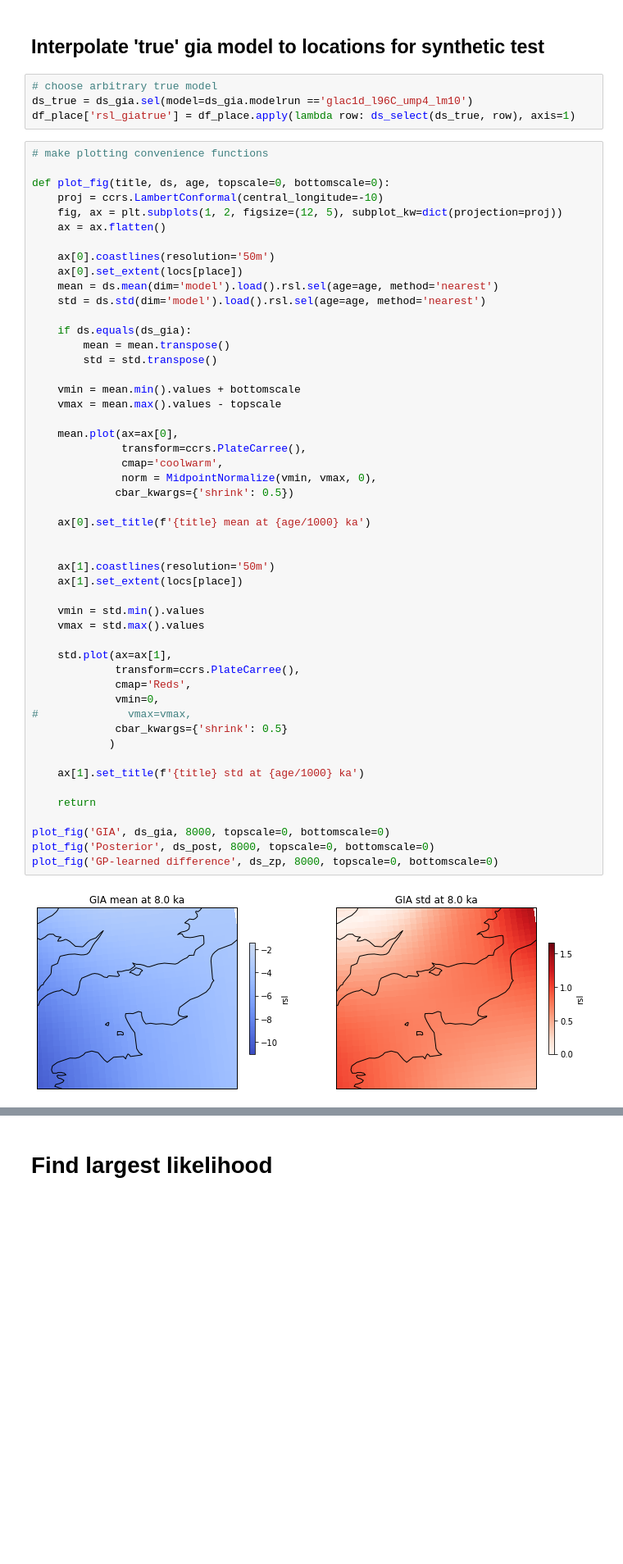
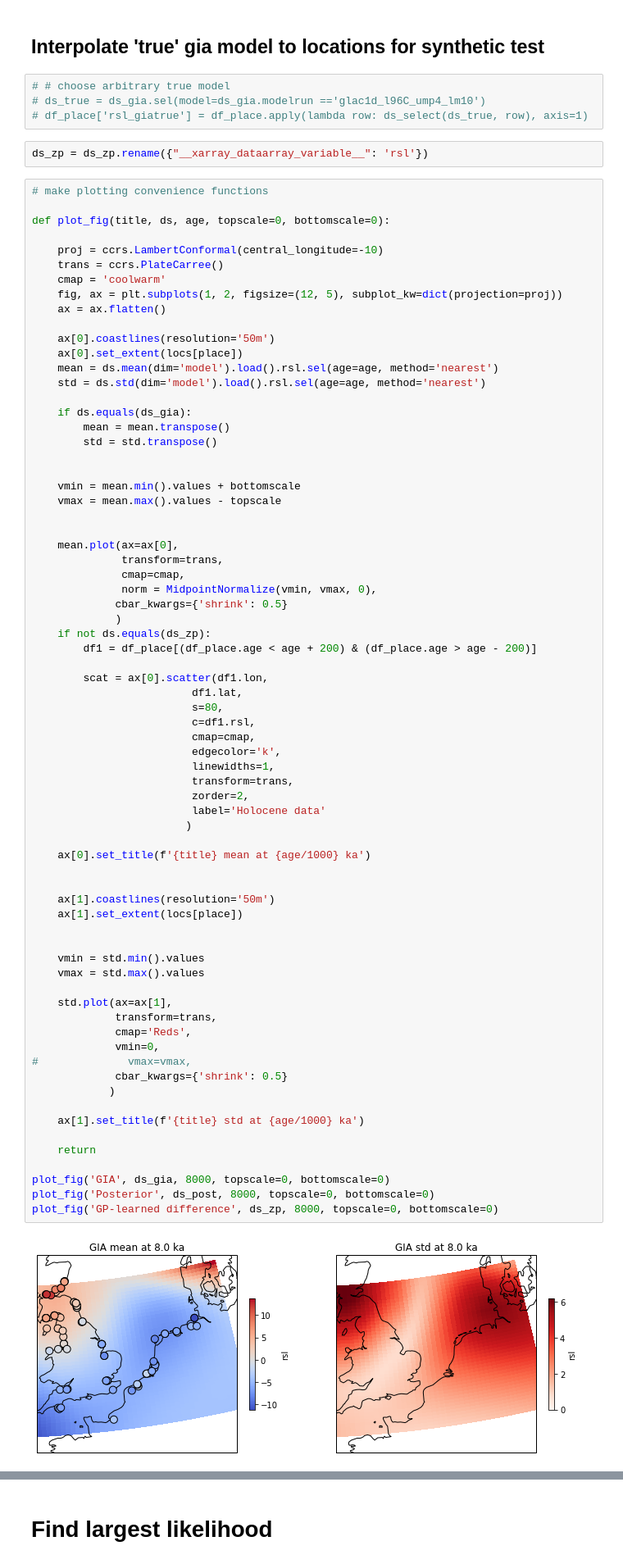
Before and after one commit to rcameronc/EU_LIG, a Jupyter notebook: rcc_notebooks/eu_lig_rccnotebook1_052020.ipynb, the cells around one changed output, grey strips where cells are left out. Shown: that part at 82% size. Saved outputs shown, nothing was run; the diff lists cells and outputs as text; blank space fills up the shorter version.

```diff
--- a/rcc_notebooks/eu_lig_rccnotebook1_052020.ipynb
+++ b/rcc_notebooks/eu_lig_rccnotebook1_052020.ipynb
@@ -327,14 +351,19 @@ df_mets = pd.concat((pd.read_csv(f) for f in metric_files), ignore_index=True)
 # %% [markdown]
 ## Interpolate 'true' gia model to locations for synthetic test
 # %%
-# choose arbitrary true model
-ds_true = ds_gia.sel(model=ds_gia.modelrun =='glac1d_l96C_ump4_lm10')
-df_place['rsl_giatrue'] = df_place.apply(lambda row: ds_select(ds_true, row), axis=1)
+# # choose arbitrary true model
+# ds_true = ds_gia.sel(model=ds_gia.modelrun =='glac1d_l96C_ump4_lm10')
+# df_place['rsl_giatrue'] = df_place.apply(lambda row: ds_select(ds_true, row), axis=1)
+# %%
+ds_zp = ds_zp.rename({"__xarray_dataarray_variable__": 'rsl'})
 # %%
 # make plotting convenience functions
 
 def plot_fig(title, ds, age, topscale=0, bottomscale=0):
+
     proj = ccrs.LambertConformal(central_longitude=-10)
+    trans = ccrs.PlateCarree()
+    cmap = 'coolwarm'
     fig, ax = plt.subplots(1, 2, figsize=(12, 5), subplot_kw=dict(projection=proj))
     ax = ax.flatten()
 
@@ -347,38 +376,56 @@ def plot_fig(title, ds, age, topscale=0, bottomscale=0):
         mean = mean.transpose()
         std = std.transpose()
 
+
     vmin = mean.min().values + bottomscale
     vmax = mean.max().values - topscale
 
+
     mean.plot(ax=ax[0],
-              transform=ccrs.PlateCarree(),
-              cmap='coolwarm',
+              transform=trans,
+              cmap=cmap,
               norm = MidpointNormalize(vmin, vmax, 0),
-             cbar_kwargs={'shrink': 0.5})
+             cbar_kwargs={'shrink': 0.5}
+             )
+    if not ds.equals(ds_zp):
+        df1 = df_place[(df_place.age < age + 200) & (df_place.age > age - 200)]
+
+        scat = ax[0].scatter(df1.lon,
+                         df1.lat,
+                         s=80,
+                         c=df1.rsl,
+                         cmap=cmap,
+                         edgecolor='k',
+                         linewidths=1,
+                         transform=trans,
+                         zorder=2,
+                         label='Holocene data'
+                        )
 
     ax[0].set_title(f'{title} mean at {age/1000} ka')
 
 
     ax[1].coastlines(resolution='50m')
     ax[1].set_extent(locs[place])
 
+
     vmin = std.min().values
     vmax = std.max().values
 
     std.plot(ax=ax[1],
-             transform=ccrs.PlateCarree(),
+             transform=trans,
              cmap='Reds',
              vmin=0,
 #              vmax=vmax,
              cbar_kwargs={'shrink': 0.5}
             )
 
     ax[1].set_title(f'{title} std at {age/1000} ka')
 
     return
 
 plot_fig('GIA', ds_gia, 8000, topscale=0, bottomscale=0)
 plot_fig('Posterior', ds_post, 8000, topscale=0, bottomscale=0)
 plot_fig('GP-learned difference', ds_zp, 8000, topscale=0, bottomscale=0)
 # %% [output]
-[figure, old version]
+[figure, new version]
```
Also changed, not shown: parts of 14 cells of this notebook, 2 other files.
